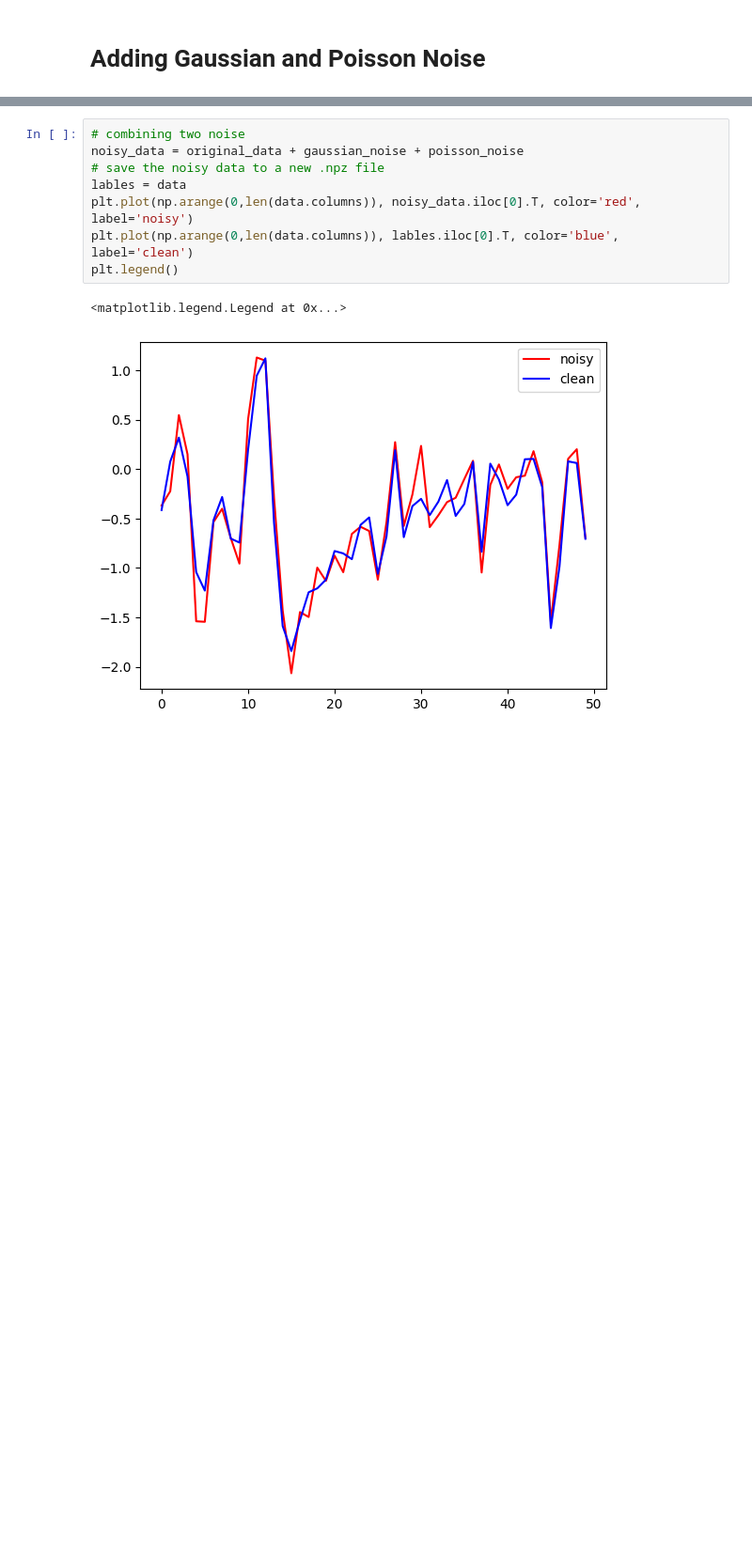
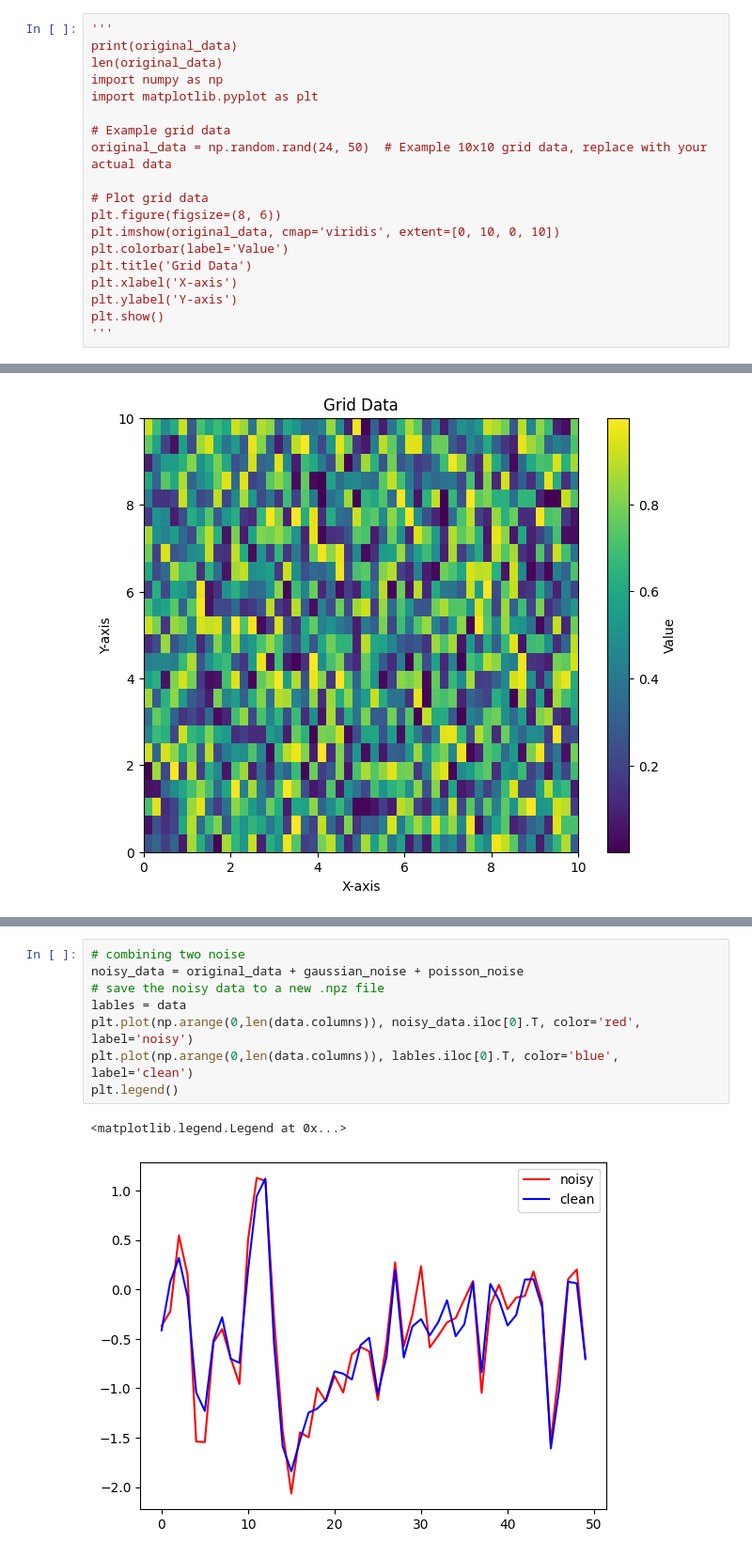
Before and after one commit to MuhammadOsmanFarooqui/msc-thesis, a Jupyter notebook: magnetic-noiseremoval.ipynb, the cells around one changed output, grey strips where cells are left out. Shown at 94% size. Saved outputs shown, nothing was run; the diff lists cells and outputs as text; blank space fills up the shorter version.

```diff
--- a/magnetic-noiseremoval.ipynb
+++ b/magnetic-noiseremoval.ipynb
@@ -33,5 +31,23 @@ data = pd.DataFrame(data.astype("float32"))
 data = data.dropna(how="all",axis=0).interpolate()
 data = data.dropna(how="any").reset_index(drop=True)
 original_data = data
-# %% [markdown]
-# Adding Gaussian and Poisson Noise
+# %%
+'''
+print(original_data)
+len(original_data)
+import numpy as np
+import matplotlib.pyplot as plt
+
+# Example grid data
+original_data = np.random.rand(24, 50)  # Example 10x10 grid data, replace with your actual data
+
+# Plot grid data
+plt.figure(figsize=(8, 6))
+plt.imshow(original_data, cmap='viridis', extent=[0, 10, 0, 10])
+plt.colorbar(label='Value')
+plt.title('Grid Data')
+plt.xlabel('X-axis')
+plt.ylabel('Y-axis')
+plt.show()
+'''
+# %% [output]
@@ -38,3 +71,4 @@ original_data = data
+[figure, added]
 # %%
 # Add Gaussian noise
 mean = 0
```
Also changed, not shown: parts of 30 cells of this notebook.
